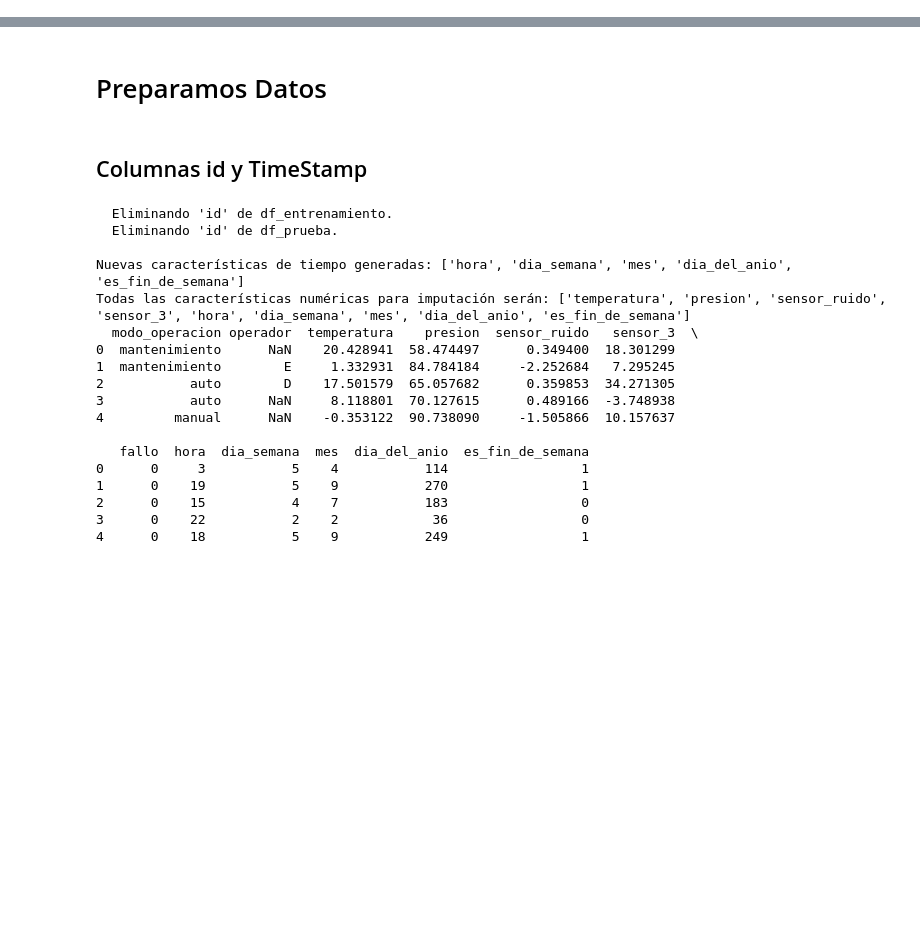
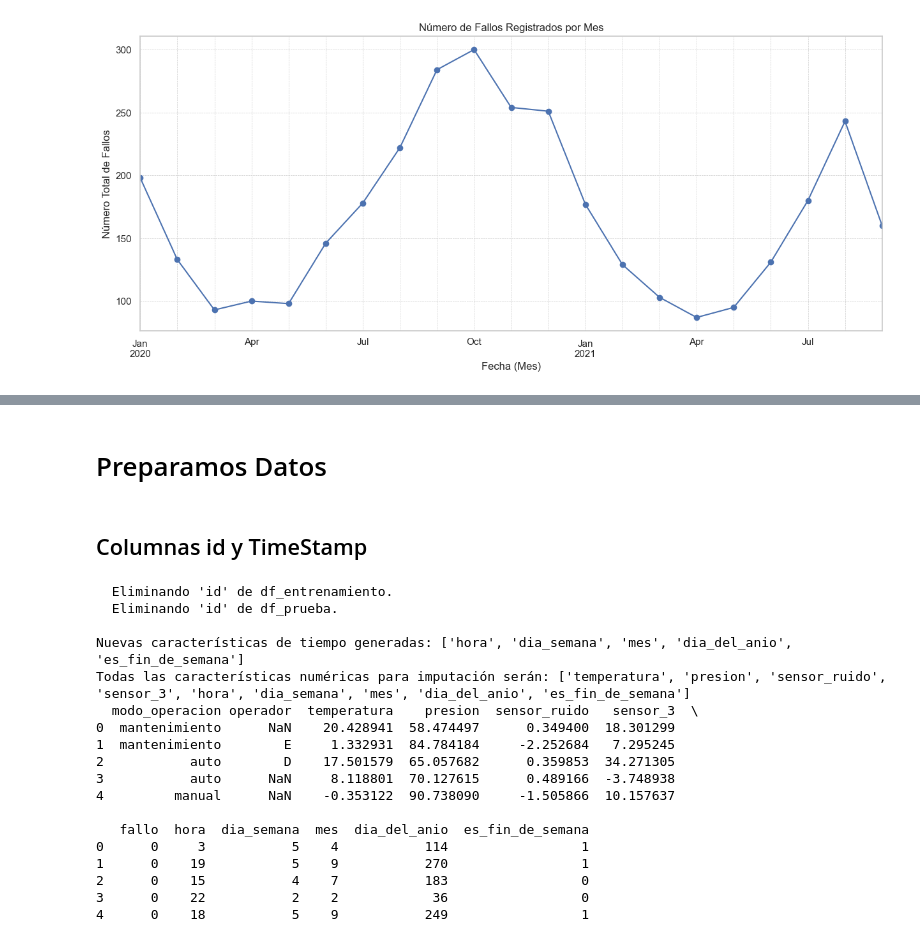
Before and after one commit to albertoPerez25/Analisis-De-Datos-Y-Predicciones, a Jupyter notebook: Práctica3_DiegoGarcia_AlbertoPerez_AnalisisDatos.ipynb, the cells around one changed output, grey strips where cells are left out. Drawn from its saved outputs; the diff is of its cells as text; code cells hidden in the pictures; blank space fills up the shorter version.

```diff
--- a/Práctica3_DiegoGarcia_AlbertoPerez_AnalisisDatos.ipynb
+++ b/Práctica3_DiegoGarcia_AlbertoPerez_AnalisisDatos.ipynb
@@ -2,0 +315,81 @@
+# %%
+original_missing_train = df_train['timestamp'].isnull().sum()
+original_missing_test = df_test['timestamp'].isnull().sum()
+
+df_train['timestamp'] = pd.to_datetime(df_train['timestamp'], errors='coerce')
+df_test['timestamp'] = pd.to_datetime(df_test['timestamp'], errors='coerce')
+
+df_train['year'] = df_train['timestamp'].dt.year
+df_train['month'] = df_train['timestamp'].dt.month
+df_train['day'] = df_train['timestamp'].dt.day
+df_train['dayofweek'] = df_train['timestamp'].dt.dayofweek # Lunes=0, Domingo=6
+df_train['hour'] = df_train['timestamp'].dt.hour
+print("\nComponentes de fecha/hora extraídos en df_train (year, month, day, dayofweek, hour).")
+
+df_test['year'] = df_test['timestamp'].dt.year
+df_test['month'] = df_test['timestamp'].dt.month
+df_test['day'] = df_test['timestamp'].dt.day
+df_test['dayofweek'] = df_test['timestamp'].dt.dayofweek
+df_test['hour'] = df_test['timestamp'].dt.hour
+print("Componentes de fecha/hora extraídos en df_test (year, month, day, dayofweek, hour).")
+
+
+print(f"\nRango de fechas en df_train: {df_train['timestamp'].min()} a {df_train['timestamp'].max()}")
+print(f"Rango de fechas en df_test:  {df_test['timestamp'].min()} a {df_test['timestamp'].max()}")
+
+
+df_train_sorted = df_train.sort_values('timestamp').copy()
+df_train_sorted['YearMonth'] = df_train_sorted['timestamp'].dt.to_period('M')
+fallos_por_mes = df_train_sorted.groupby('YearMonth')['fallo'].sum()
+
+fallos_por_mes.index = fallos_por_mes.index.to_timestamp()
+
+plt.figure(figsize=(15, 6))
+fallos_por_mes.plot(kind='line', marker='o', linestyle='-')
+plt.title('Número de Fallos Registrados por Mes')
+plt.xlabel('Fecha (Mes)')
+plt.ylabel('Número Total de Fallos')
+plt.grid(True, which='both', linestyle='--', linewidth=0.5)
+plt.show()
+
+
+
+df_train['EsFinDeSemana'] = df_train['dayofweek'].isin([5, 6])
+failure_rate_hourly_weekday = df_train.groupby(['EsFinDeSemana', 'hour'])['fallo'].mean().unstack(level=0) * 100
+failure_rate_hourly_weekday.columns = ['Laborable', 'FinDeSemana']
+
+plt.figure(figsize=(12, 6))
+sns.lineplot(data=failure_rate_hourly_weekday, markers=True)
+plt.title('Tasa de Fallo (%) por Hora del Día')
+plt.xlabel('Hora del Día')
+plt.ylabel('Tasa de Fallo (%)')
+plt.xticks(range(0, 24))
+plt.grid(True, which='both', linestyle='--', linewidth=0.5)
+plt.legend(title='Tipo de Día')
+plt.show()
+
+
+#Dia de la semana...
+time_cols = ['year', 'month', 'dayofweek', 'hour']
+time_cols = [col for col in time_cols if col in df_train.columns]
+for col in time_cols:
+    failure_rate_time = df_train.groupby(col)['fallo'].mean().sort_index() * 100
+
+    plt.figure(figsize=(12, 5))
+    if col in ['month', 'hour', 'year']:
+            sns.lineplot(x=failure_rate_time.index, y=failure_rate_time.values, marker='o')
+            plt.ylabel('Tasa de Fallo (%)')
+    elif col == 'dayofweek':
+        day_names = ['Lunes', 'Martes', 'Miércoles', 'Jueves', 'Viernes', 'Sábado', 'Domingo']
+        sns.barplot(x=failure_rate_time.index, y=failure_rate_time.values, palette='viridis')
+        plt.xticks(ticks=range(7), labels=day_names, rotation=45, ha='right')
+        plt.ylabel('Tasa de Fallo (%)')
+        for index, value in enumerate(failure_rate_time.values):
+            plt.text(index, value + 0.5, f'{value:.2f}%', ha='center', va='bottom')
+        plt.ylim(0, max(failure_rate_time.values)*1.15)
+
+    plt.title(f'Tasa de Fallo (%) por {col}')
+    plt.xlabel(col.capitalize())
+    plt.grid(True)
+    plt.show()
+# %% [output]
@@ -2,0 +401 @@
+[figure, added]
```
Also changed, not shown: parts of 44 cells of this notebook, 5 other files.
